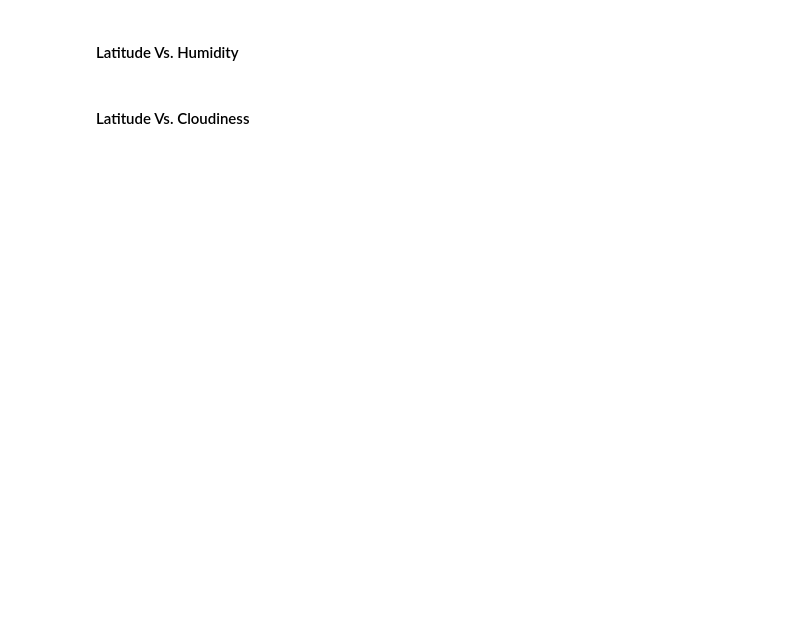
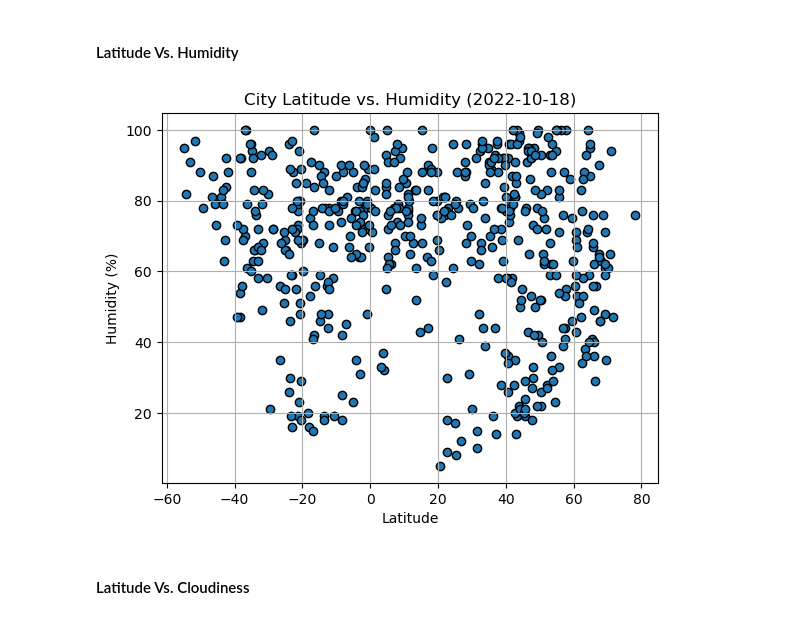
Before and after one commit to mariadiosdado/python-api-challenge, a Jupyter notebook: WeatherPy/WeatherPy.ipynb, the cells around one changed output. Cells and saved outputs as stored; diff of their text form; code cells hidden in the pictures; blank space fills up the shorter version.

```diff
--- a/WeatherPy/WeatherPy.ipynb
+++ b/WeatherPy/WeatherPy.ipynb
@@ -211,19 +211,21 @@ plt.show()
 #### Latitude Vs. Humidity
 # %%
 # Build the scatter plots for latitude vs. humidity
+plt.scatter(city_data_df["Lat"], city_data_df["Humidity"], marker = "o", edgecolor="black")
+
+# Incorporate the other graph properties
 plt.title("City Latitude vs. Humidity (2022-10-18)")
 plt.xlabel("Latitude")
 plt.ylabel("Humidity (%)")
 plt.grid(True)
-
-# Incorporate the other graph properties
-# YOUR CODE HERE
 
 # Save the figure
 plt.savefig("output_data/Fig2.png")
 
 # Show plot
 plt.show()
+# %% [output]
+[figure, added]
 # %% [markdown]
 #### Latitude Vs. Cloudiness
 # %%
```
Also changed, not shown: parts of 36 cells of this notebook, 5 other files.
